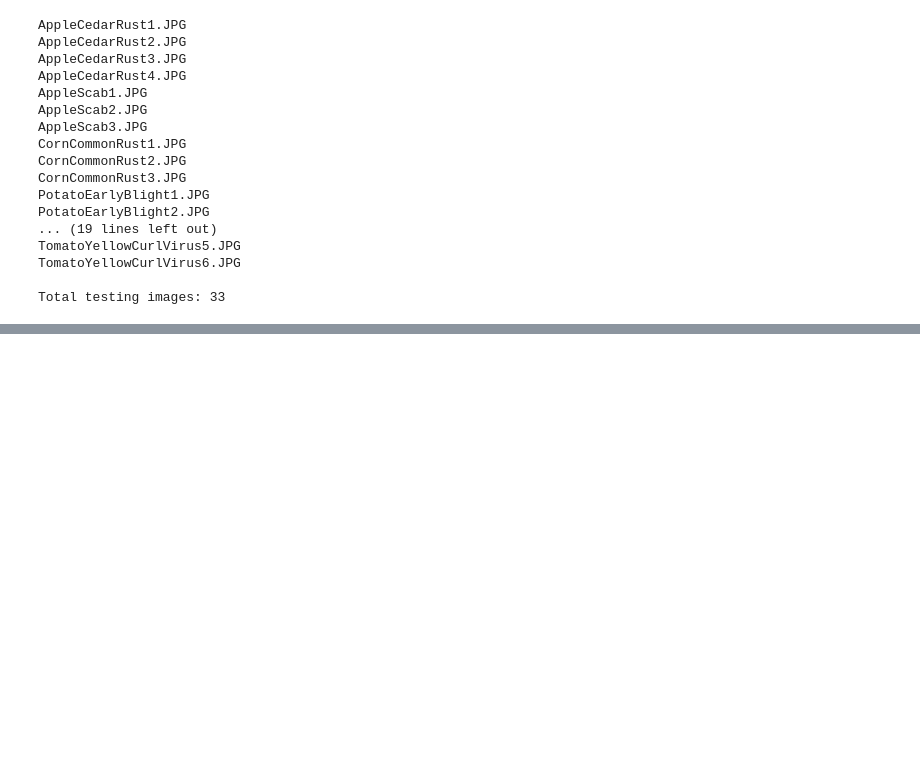
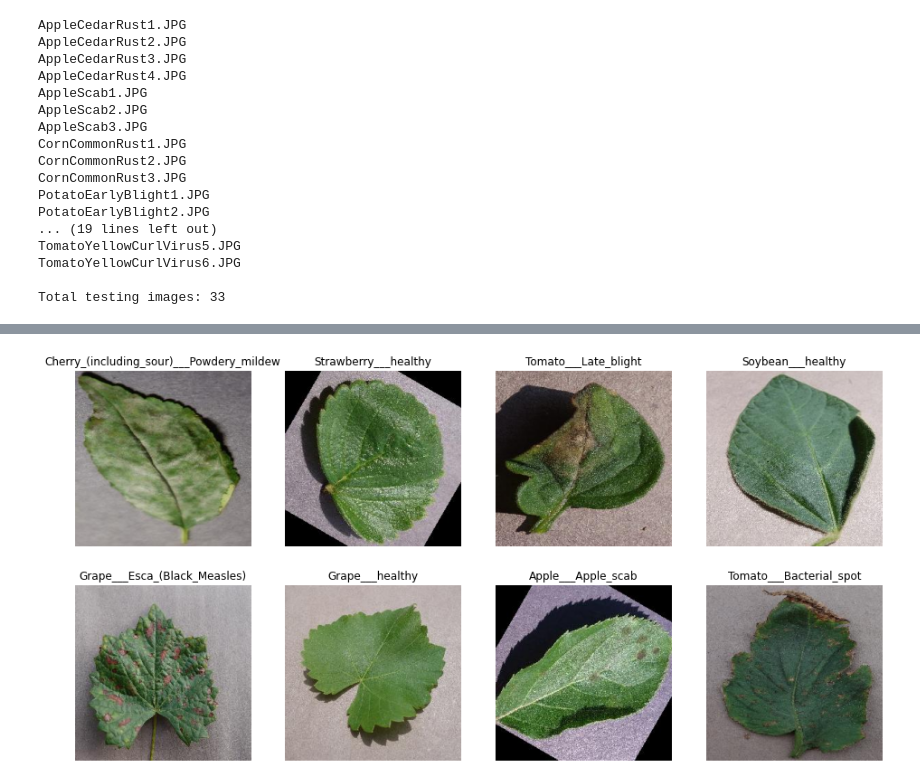
Before and after one commit to mayur7garg/PlantLeafDiseaseDetection, a Jupyter notebook: Train.ipynb, the cells around one changed output, grey strips where cells are left out. Saved outputs shown, nothing was run; the diff lists cells and outputs as text; code cells hidden in the pictures; blank space fills up the shorter version.

```diff
--- a/Train.ipynb
+++ b/Train.ipynb
@@ -110,0 +164,4 @@ Total testing images: 33
+# %%
+plot_images(val_data_gen)
+# %% [output]
+[figure, added]
```
Also changed, not shown: parts of 10 cells of this notebook, 2 other files.
